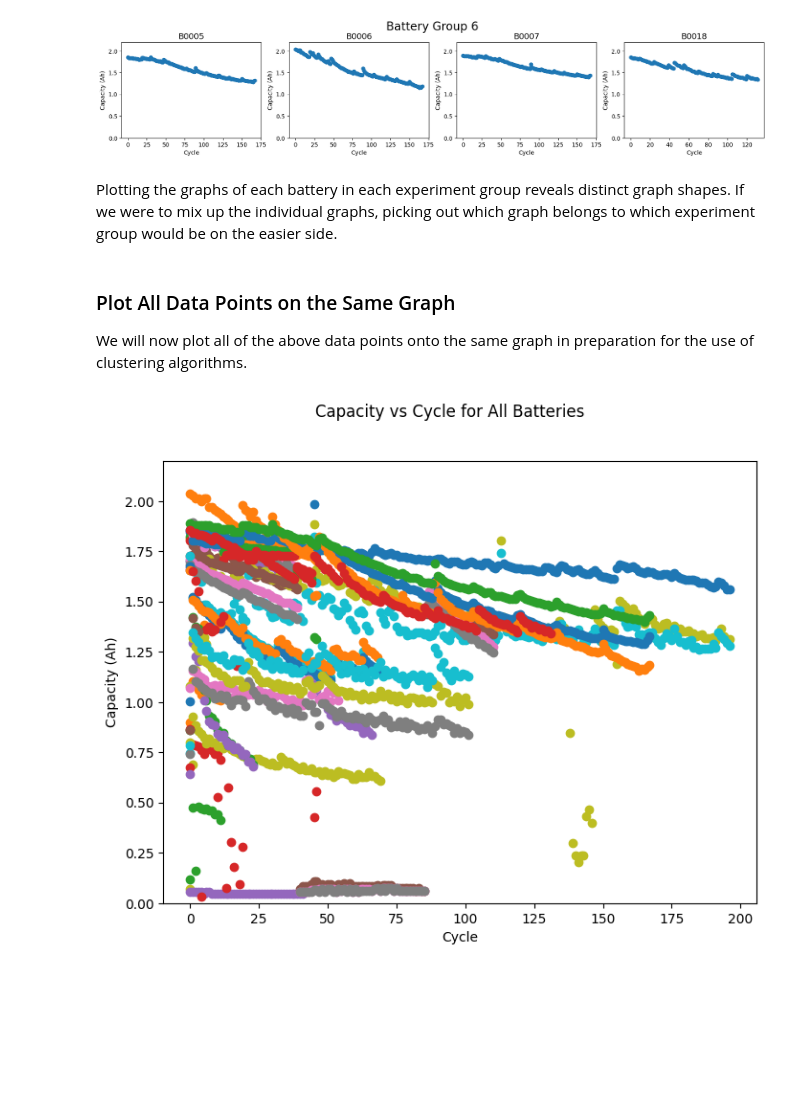
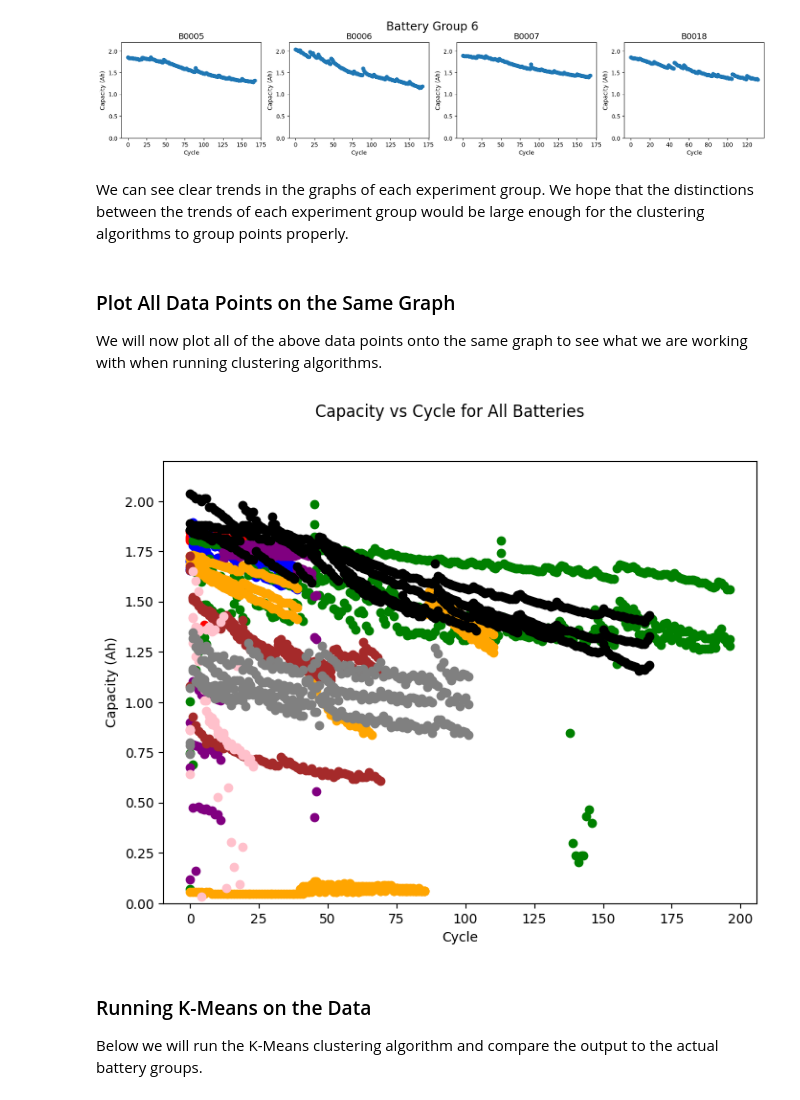
Before and after one commit to MKMiyagi/COGS_118B, a Jupyter notebook: Final_Project.ipynb, the cells around one changed output. Saved outputs shown, nothing was run; the diff lists cells and outputs as text; code cells hidden in the pictures; blank space fills up the shorter version.

```diff
--- a/Final_Project.ipynb
+++ b/Final_Project.ipynb
@@ -146,45 +146,49 @@ for (batt_group, batteries) in battery_groups.items():
 [figure]
 [figure]
 [figure]
-# %% [markdown]
-Plotting the graphs of each battery in each experiment group reveals distinct graph shapes. If we were to mix up the individual graphs, picking out which graph belongs to which experiment group would be on the easier side.
+# %% [markdown]
+We can see clear trends in the graphs of each experiment group. We hope that the distinctions between the trends of each experiment group would be large enough for the clustering algorithms to group points properly.
 # %% [markdown]
 ### Plot All Data Points on the Same Graph
-We will now plot all of the above data points onto the same graph in preparation for the use of clustering algorithms.
+We will now plot all of the above data points onto the same graph to see what we are working with when running clustering algorithms.
 # %%
 # Plotting all onto one graph
 plt.figure(figsize=(8,6))
 plt.suptitle('Capacity vs Cycle for All Batteries')
 plt.xlabel('Cycle')
 plt.ylabel('Capacity (Ah)')
+color = {"1": "red", "2b": "blue", "2c": "green", "2d": "purple", "2e": "orange", "3": "brown", "4": "pink", "5": "gray", "6": "black"}
 
 for batt_group in battery_groups:
     for batt_id in battery_groups[batt_group]:
         # Put non-null Capacity values of battery with battery_id B0047 into a dataframe
         df_batt = battery_df[battery_df['battery_id'] == batt_id]
         df_batt = pd.DataFrame(df_batt[df_batt['Capacity'].notnull()]['Capacity'])
 
         if (df_batt.empty):
             continue
 
         # Go through and transform all 'Capacity' values to float
         df_batt['Capacity'] = df_batt['Capacity'].apply(try_float)
 
         # Drop all rows with 'Capacity' values that are 0
         df_batt = df_batt[df_batt['Capacity'] != 0]
 
         # Reset index
         df_batt.reset_index(drop=True, inplace=True)
 
         # Add 'Cycle' column starting from 0
         df_batt['Cycle'] = np.arange(len(df_batt))
 
-        plt.scatter(df_batt['Cycle'], df_batt['Capacity'], label=batt_id)
+        plt.scatter(df_batt['Cycle'], df_batt['Capacity'], label=batt_id, color=color[batt_group])
         plt.ylim(0, 2.2)
 
 plt.show()
 # %% [output]
-[figure, old version]
+[figure, new version]
+# %% [markdown]
+### Running K-Means on the Data
+Below we will run the K-Means clustering algorithm and compare the output to the actual battery groups.
 # %%
 # Get and sort battery ids
 batt_ids = battery_df['battery_id'].unique()
```
Also changed, not shown: parts of 6 cells of this notebook.
